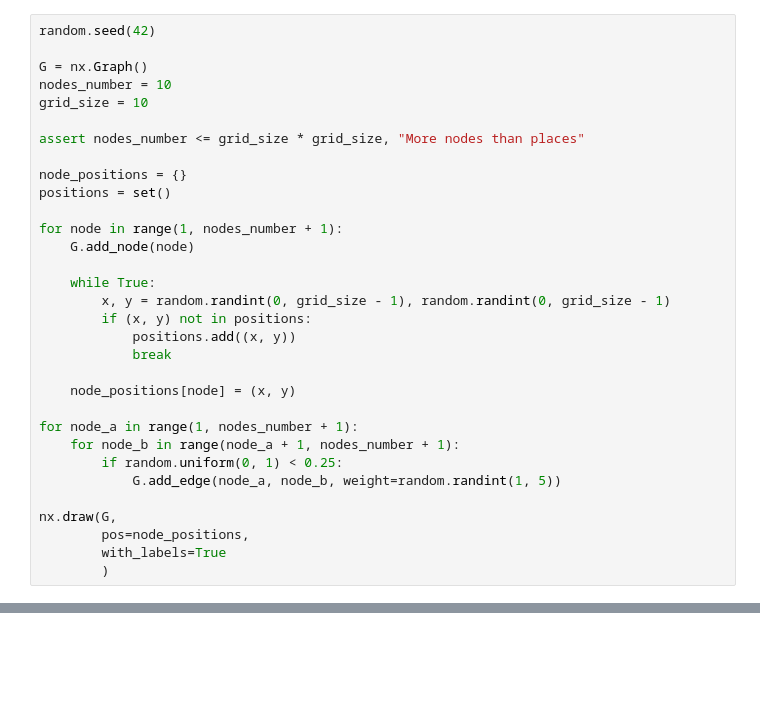
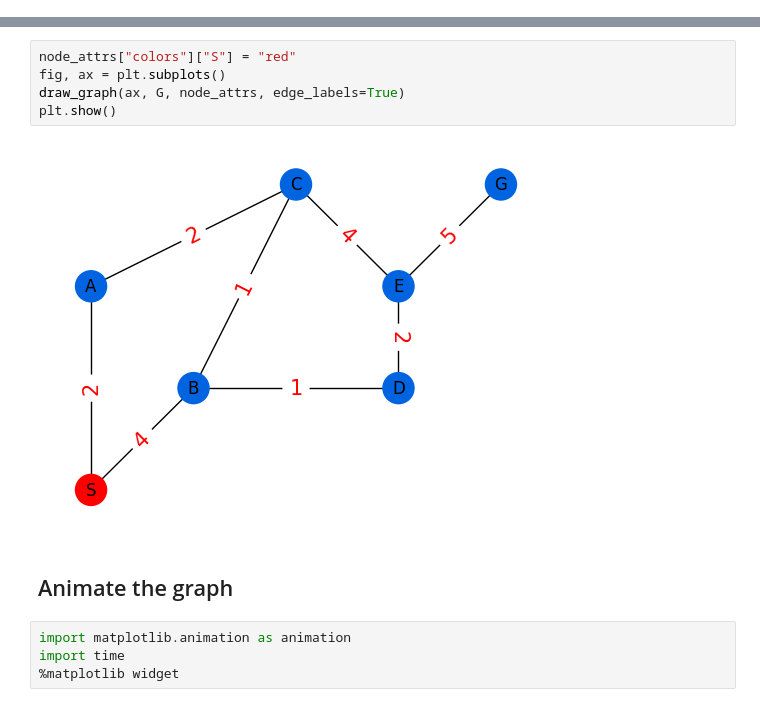
Before and after one commit to MaximoRdz/ARTIFICIAL-INTELLIGENCE, a Jupyter notebook: lab1-Searching-Heuristics/graph_networks.ipynb, the cells around one changed output, grey strips where cells are left out. Cells and saved outputs as stored; diff of their text form; blank space fills up the shorter version.

```diff
--- a/lab1-Searching-Heuristics/graph_networks.ipynb
+++ b/lab1-Searching-Heuristics/graph_networks.ipynb
@@ -45,32 +65,0 @@ plt.show()
-# %%
-random.seed(42)
-
-G = nx.Graph()
-nodes_number = 10
-grid_size = 10
-
-assert nodes_number <= grid_size * grid_size, "More nodes than places"
-
-node_positions = {}
-positions = set()
-
-for node in range(1, nodes_number + 1):
-    G.add_node(node)
-
-    while True:
-        x, y = random.randint(0, grid_size - 1), random.randint(0, grid_size - 1)
-        if (x, y) not in positions:
-            positions.add((x, y))
-            break
-
-    node_positions[node] = (x, y)
-
-for node_a in range(1, nodes_number + 1):
-    for node_b in range(node_a + 1, nodes_number + 1):
-        if random.uniform(0, 1) < 0.25:
-            G.add_edge(node_a, node_b, weight=random.randint(1, 5))
-
-nx.draw(G,
-        pos=node_positions,
-        with_labels=True
-        )
@@ -78,0 +66,13 @@ nx.draw(G,
+# %%
+node_attrs["colors"]["S"] = "red"
+fig, ax = plt.subplots()
+draw_graph(ax, G, node_attrs, edge_labels=True)
+plt.show()
+# %% [output]
+[figure, added]
+# %% [markdown]
+## Animate the graph
+# %%
+import matplotlib.animation as animation
+import time
+%matplotlib widget
```
Also changed, not shown: parts of 6 cells of this notebook.
